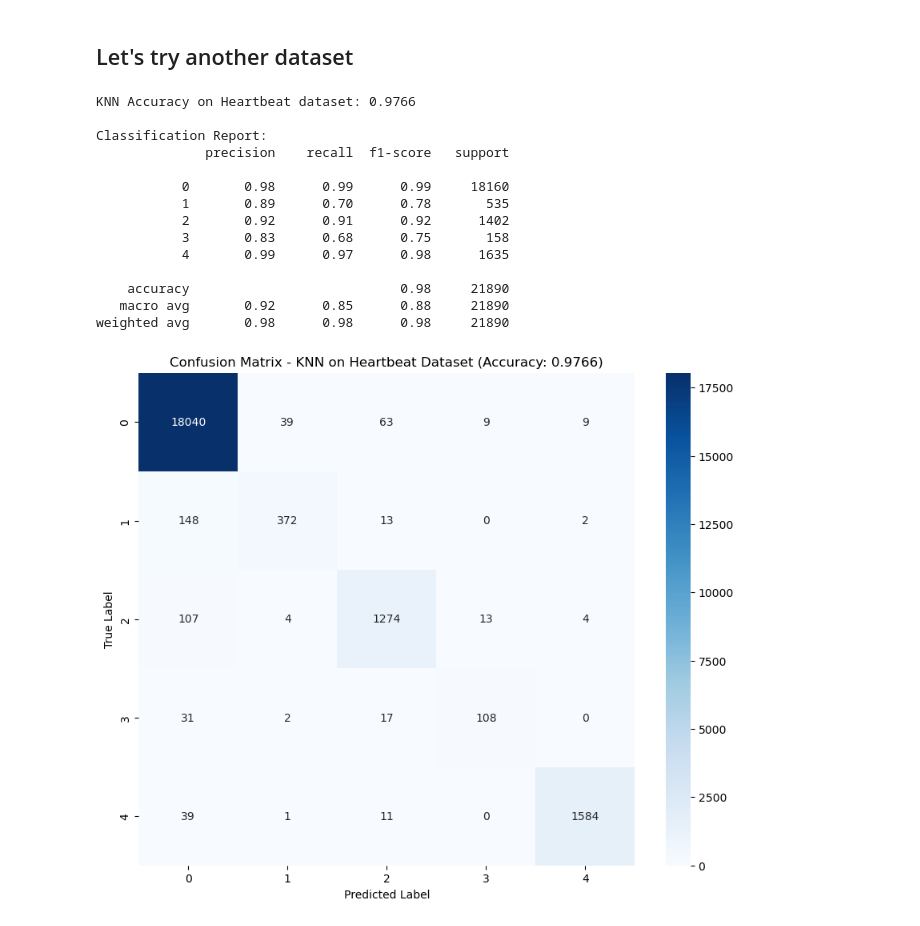
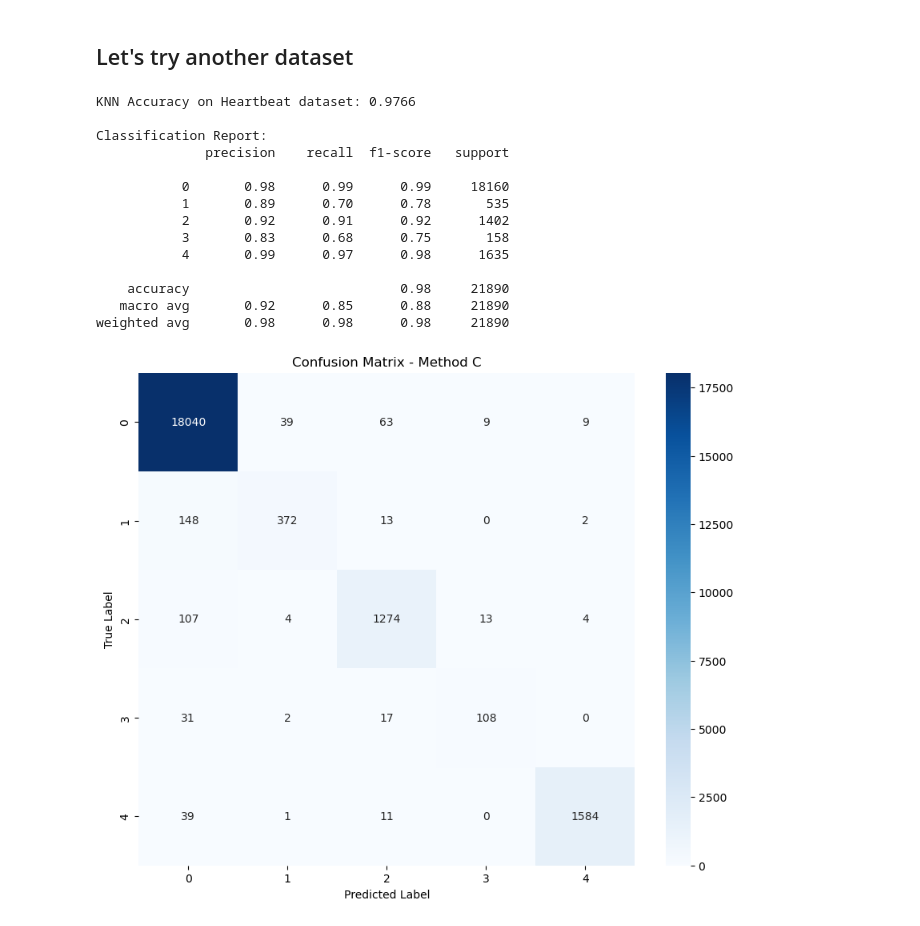
Before and after one commit to ochsner3k/-Capstone-Project-Aim-2, a Jupyter notebook: methodC.ipynb, the cells around one changed output. Saved outputs shown, nothing was run; the diff lists cells and outputs as text; code cells hidden in the pictures.

```diff
--- a/methodC.ipynb
+++ b/methodC.ipynb
@@ -79,32 +79,32 @@ knn.fit(X_train_flat, y_train_classes)
 y_pred = knn.predict(X_test_flat)
 
 accuracy = accuracy_score(y_test_classes, y_pred)
 report = classification_report(y_test_classes, y_pred)
 conf_matrix = confusion_matrix(y_test_classes, y_pred)
 
 print(f"KNN Accuracy on Heartbeat dataset: {accuracy:.4f}")
 print("\nClassification Report:")
 print(report)
 
 plt.figure(figsize=(10, 8))
 sns.heatmap(conf_matrix, annot=True, fmt='d', cmap='Blues')
-plt.title(f'Confusion Matrix - KNN on Heartbeat Dataset (Accuracy: {accuracy:.4f})')
+plt.title(f'Confusion Matrix - Method C')
 plt.ylabel('True Label')
 plt.xlabel('Predicted Label')
 plt.show()
 # %% [output]
 KNN Accuracy on Heartbeat dataset: 0.9766
 
 Classification Report:
               precision    recall  f1-score   support
 
            0       0.98      0.99      0.99     18160
            1       0.89      0.70      0.78       535
            2       0.92      0.91      0.92      1402
            3       0.83      0.68      0.75       158
            4       0.99      0.97      0.98      1635
 
     accuracy                           0.98     21890
    macro avg       0.92      0.85      0.88     21890
 weighted avg       0.98      0.98      0.98     21890
-[figure, old version]
+[figure, new version]
```
Also changed, not shown: 4 other files.
